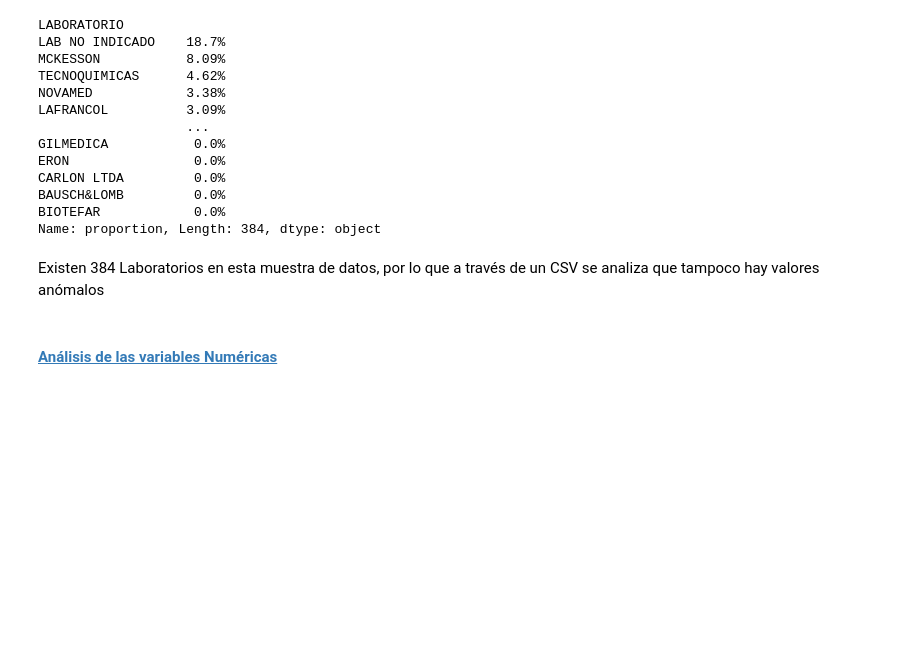
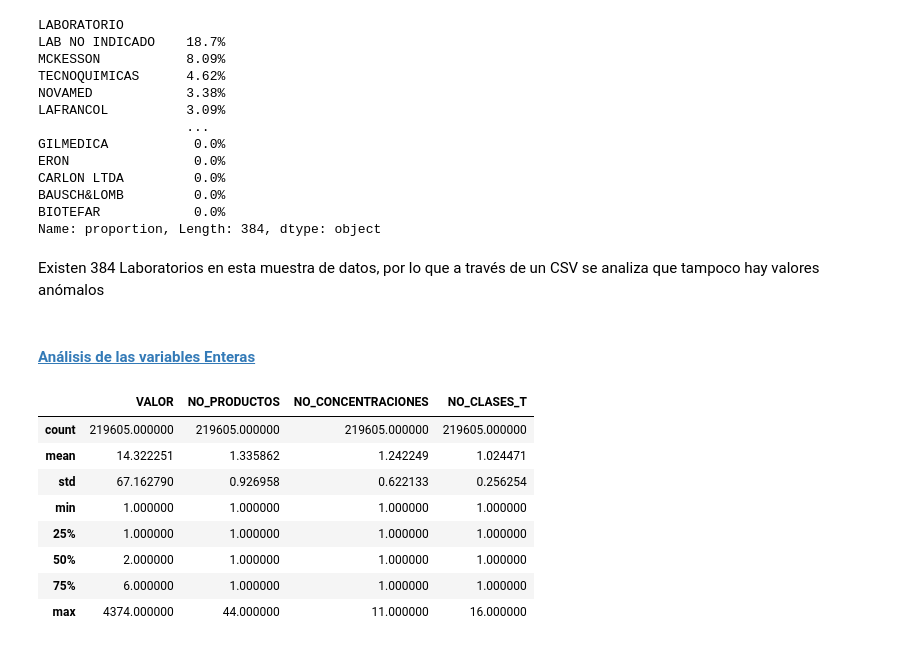
Before and after one commit to ngarciap/AnalisisExploratorioDeDatos, a Jupyter notebook: Preparación de Datos.ipynb, the cells around one changed output. Drawn from its saved outputs; the diff is of its cells as text; code cells hidden in the pictures; blank space fills up the shorter version.

```diff
--- a/Preparación de Datos.ipynb
+++ b/Preparación de Datos.ipynb
@@ -273,4 +271,16 @@ Name: proportion, Length: 384, dtype: object
 # %% [markdown]
 Existen 384 Laboratorios en esta muestra de datos, por lo que a través de un CSV se analiza que tampoco hay valores anómalos
 # %% [markdown]
-#### <a id='toc1_1_2_4_'></a>[**Análisis de las variables Numéricas**](#toc0_)
+#### <a id='toc1_1_2_4_'></a>[**Análisis de las variables Enteras**](#toc0_)
+# %%
+df_prescripciones[['VALOR', 'NO_PRODUCTOS', 'NO_CONCENTRACIONES', 'NO_CLASES_T']].describe()
+# %% [output]
+|  | VALOR | NO_PRODUCTOS | NO_CONCENTRACIONES | NO_CLASES_T |
+| count | 219605.000000 | 219605.000000 | 219605.000000 | 219605.000000 |
+| mean | 14.322251 | 1.335862 | 1.242249 | 1.024471 |
+| std | 67.162790 | 0.926958 | 0.622133 | 0.256254 |
+| min | 1.000000 | 1.000000 | 1.000000 | 1.000000 |
+| 25% | 1.000000 | 1.000000 | 1.000000 | 1.000000 |
+| 50% | 2.000000 | 1.000000 | 1.000000 | 1.000000 |
+| 75% | 6.000000 | 1.000000 | 1.000000 | 1.000000 |
+| max | 4374.000000 | 44.000000 | 11.000000 | 16.000000 |
```
Also changed, not shown: parts of 4 cells of this notebook.
